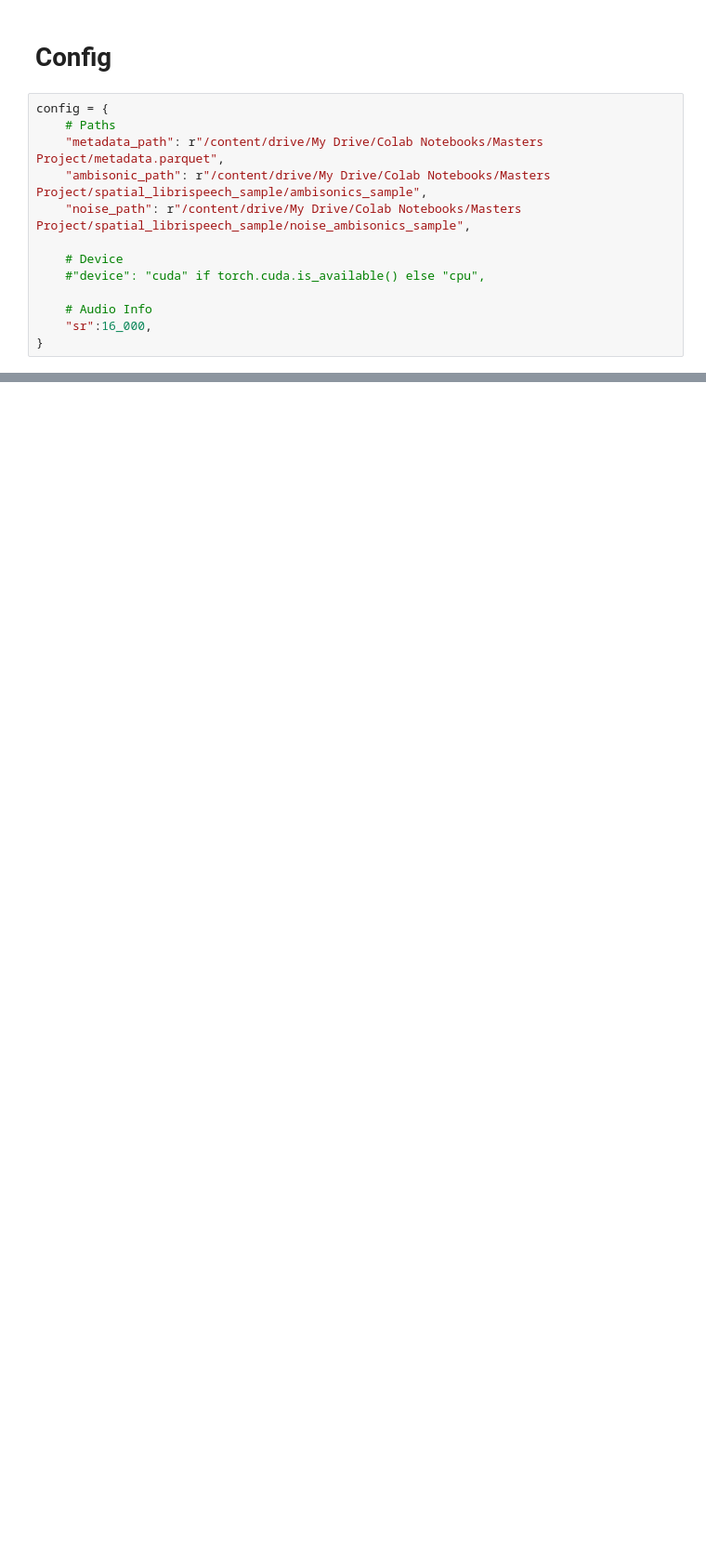
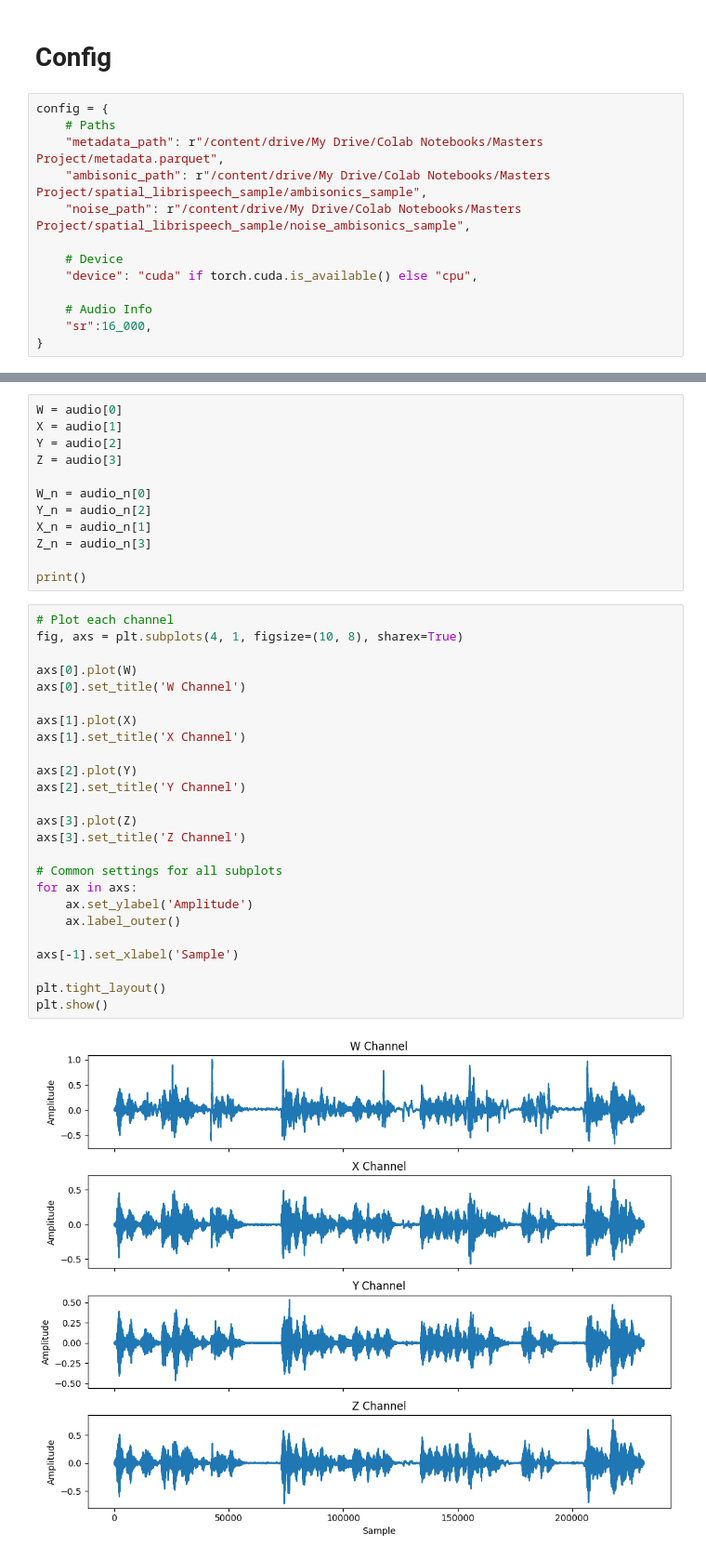
Before and after one commit to mercadoerik1031/snn-sound-localization, a Jupyter notebook: snn_sound_localization.ipynb, the cells around one changed output, grey strips where cells are left out. Shown at 93% size. Drawn from its saved outputs; the diff is of its cells as text; blank space fills up the shorter version.

```diff
--- a/snn_sound_localization.ipynb
+++ b/snn_sound_localization.ipynb
@@ -23,7 +34,7 @@ config = {
     "noise_path": r"/content/drive/My Drive/Colab Notebooks/Masters Project/spatial_librispeech_sample/noise_ambisonics_sample",
 
     # Device
-    #"device": "cuda" if torch.cuda.is_available() else "cpu",
+    "device": "cuda" if torch.cuda.is_available() else "cpu",
 
     # Audio Info
     "sr":16_000,
@@ -82,0 +69,39 @@ def extract_ILD(audio_data, sr=config["sr"]):
+# %%
+W = audio[0]
+X = audio[1]
+Y = audio[2]
+Z = audio[3]
+
+W_n = audio_n[0]
+Y_n = audio_n[2]
+X_n = audio_n[1]
+Z_n = audio_n[3]
+
+print()
+# %%
+# Plot each channel
+fig, axs = plt.subplots(4, 1, figsize=(10, 8), sharex=True)
+
+axs[0].plot(W)
+axs[0].set_title('W Channel')
+
+axs[1].plot(X)
+axs[1].set_title('X Channel')
+
+axs[2].plot(Y)
+axs[2].set_title('Y Channel')
+
+axs[3].plot(Z)
+axs[3].set_title('Z Channel')
+
+# Common settings for all subplots
+for ax in axs:
+    ax.set_ylabel('Amplitude')
+    ax.label_outer()
+
+axs[-1].set_xlabel('Sample')
+
+plt.tight_layout()
+plt.show()
+# %% [output]
+[figure, added]
```
Also changed, not shown: parts of 9 cells of this notebook.
